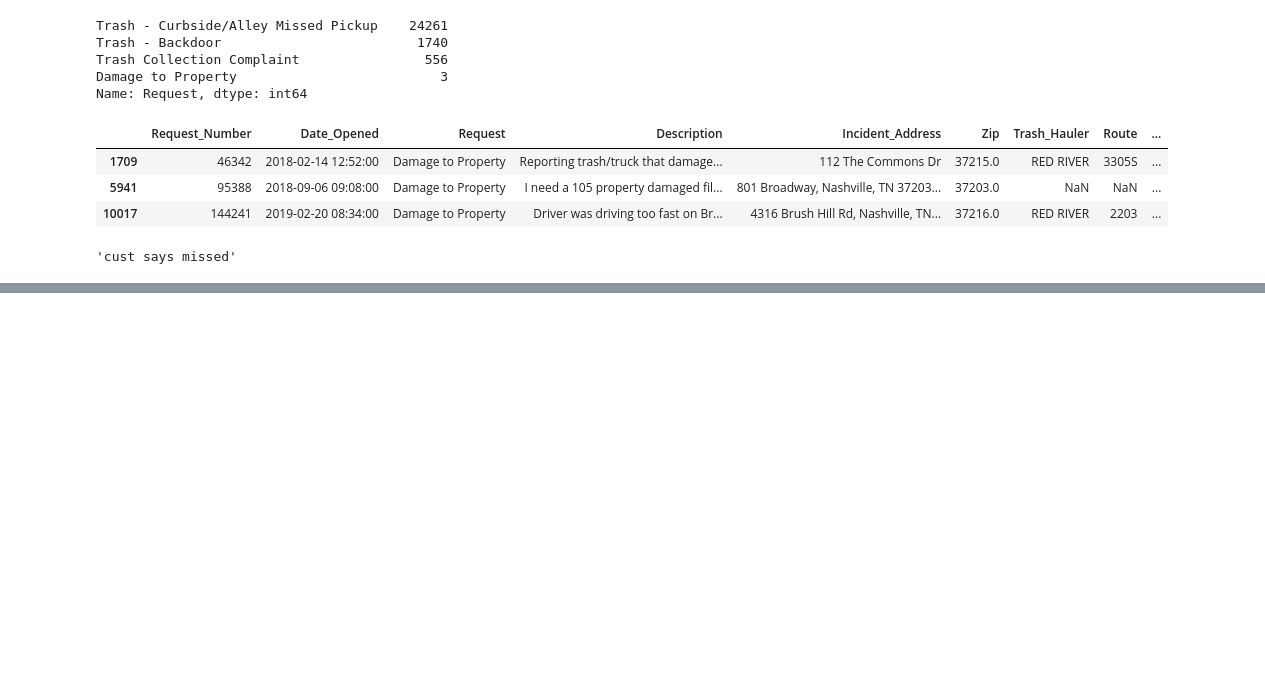
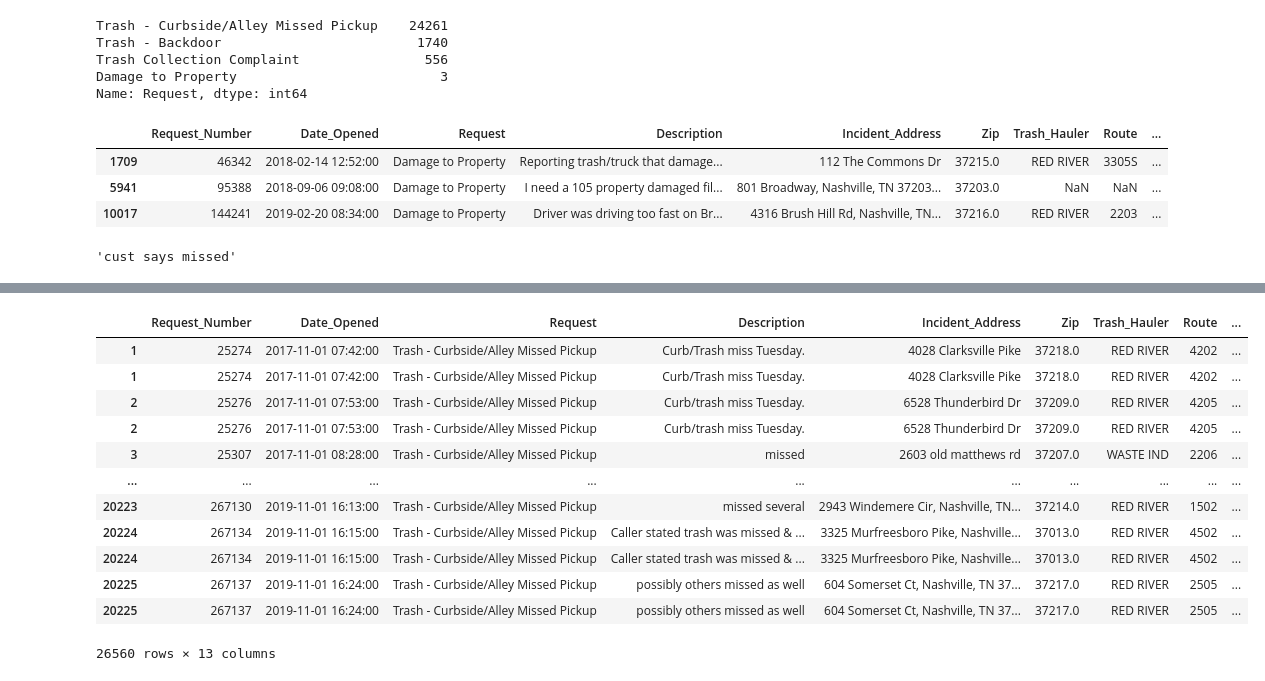
Before and after one commit to Barrett-Rogers/dq4-metro-beetles, a Jupyter notebook: dq4-Metro-Beetles-Barrett.ipynb, the cells around one changed output, grey strips where cells are left out. Drawn from its saved outputs; the diff is of its cells as text; code cells hidden in the pictures; blank space fills up the shorter version.

```diff
--- a/dq4-Metro-Beetles-Barrett.ipynb
+++ b/dq4-Metro-Beetles-Barrett.ipynb
@@ -502,0 +528,16 @@ total_miss2.Description.iloc[1709]
+# %%
+pd.concat([Curbside, true_miss]).sort_values(by='Request_Number')
+# %% [output]
+|  | Request_Number | Date_Opened | Request | Description | Incident_Address | Zip | Trash_Hauler | Route | ... |
+| 1 | 25274 | 2017-11-01 07:42:00 | Trash - Curbside/Alley Missed Pickup | Curb/Trash miss Tuesday. | 4028 Clarksville Pike | 37218.0 | RED RIVER | 4202 | ... |
+| 1 | 25274 | 2017-11-01 07:42:00 | Trash - Curbside/Alley Missed Pickup | Curb/Trash miss Tuesday. | 4028 Clarksville Pike | 37218.0 | RED RIVER | 4202 | ... |
+| 2 | 25276 | 2017-11-01 07:53:00 | Trash - Curbside/Alley Missed Pickup | Curb/trash miss Tuesday. | 6528 Thunderbird Dr | 37209.0 | RED RIVER | 4205 | ... |
+| 2 | 25276 | 2017-11-01 07:53:00 | Trash - Curbside/Alley Missed Pickup | Curb/trash miss Tuesday. | 6528 Thunderbird Dr | 37209.0 | RED RIVER | 4205 | ... |
+| 3 | 25307 | 2017-11-01 08:28:00 | Trash - Curbside/Alley Missed Pickup | missed | 2603 old matthews rd | 37207.0 | WASTE IND | 2206 | ... |
+| ... | ... | ... | ... | ... | ... | ... | ... | ... | ... |
+| 20223 | 267130 | 2019-11-01 16:13:00 | Trash - Curbside/Alley Missed Pickup | missed several | 2943 Windemere Cir, Nashville, TN... | 37214.0 | RED RIVER | 1502 | ... |
+| 20224 | 267134 | 2019-11-01 16:15:00 | Trash - Curbside/Alley Missed Pickup | Caller stated trash was missed & ... | 3325 Murfreesboro Pike, Nashville... | 37013.0 | RED RIVER | 4502 | ... |
+| 20224 | 267134 | 2019-11-01 16:15:00 | Trash - Curbside/Alley Missed Pickup | Caller stated trash was missed & ... | 3325 Murfreesboro Pike, Nashville... | 37013.0 | RED RIVER | 4502 | ... |
+| 20225 | 267137 | 2019-11-01 16:24:00 | Trash - Curbside/Alley Missed Pickup | possibly others missed as well | 604 Somerset Ct, Nashville, TN 37... | 37217.0 | RED RIVER | 2505 | ... |
+| 20225 | 267137 | 2019-11-01 16:24:00 | Trash - Curbside/Alley Missed Pickup | possibly others missed as well | 604 Somerset Ct, Nashville, TN 37... | 37217.0 | RED RIVER | 2505 | ... |
+26560 rows × 13 columns
```
Also changed, not shown: parts of 14 cells of this notebook.
